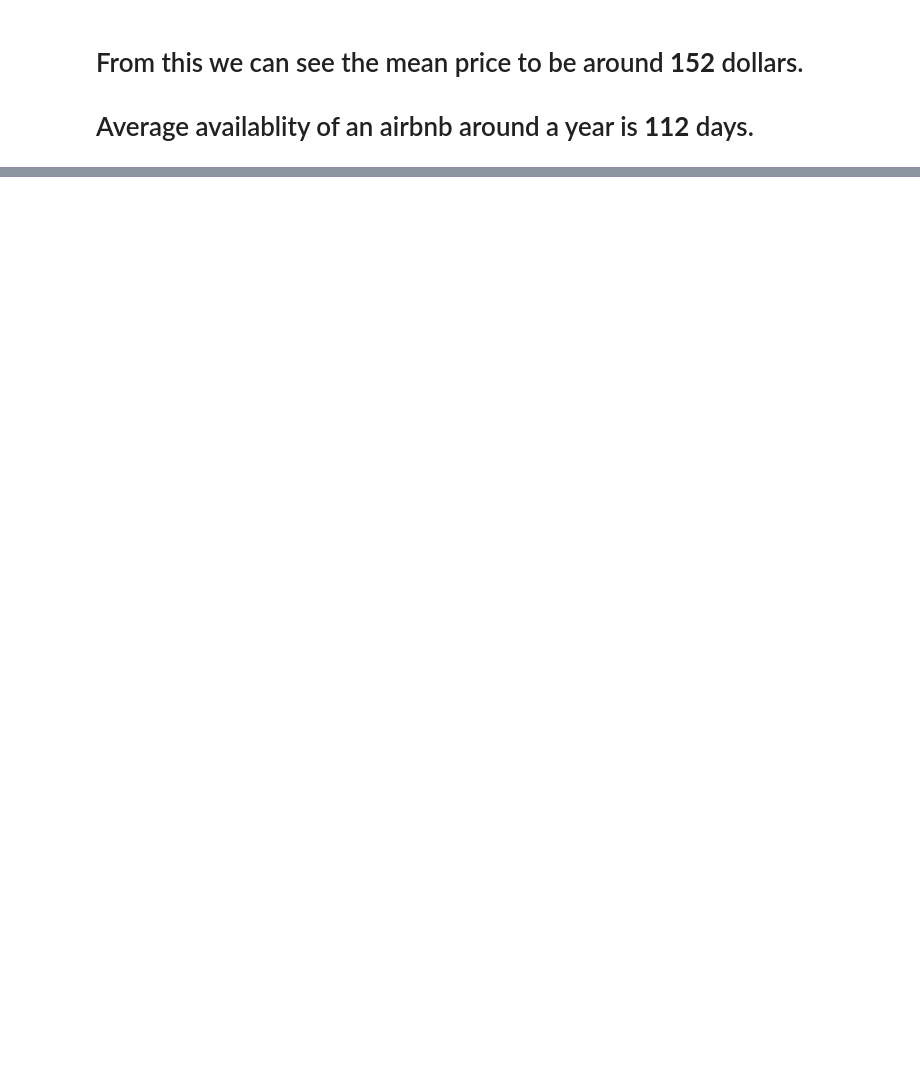
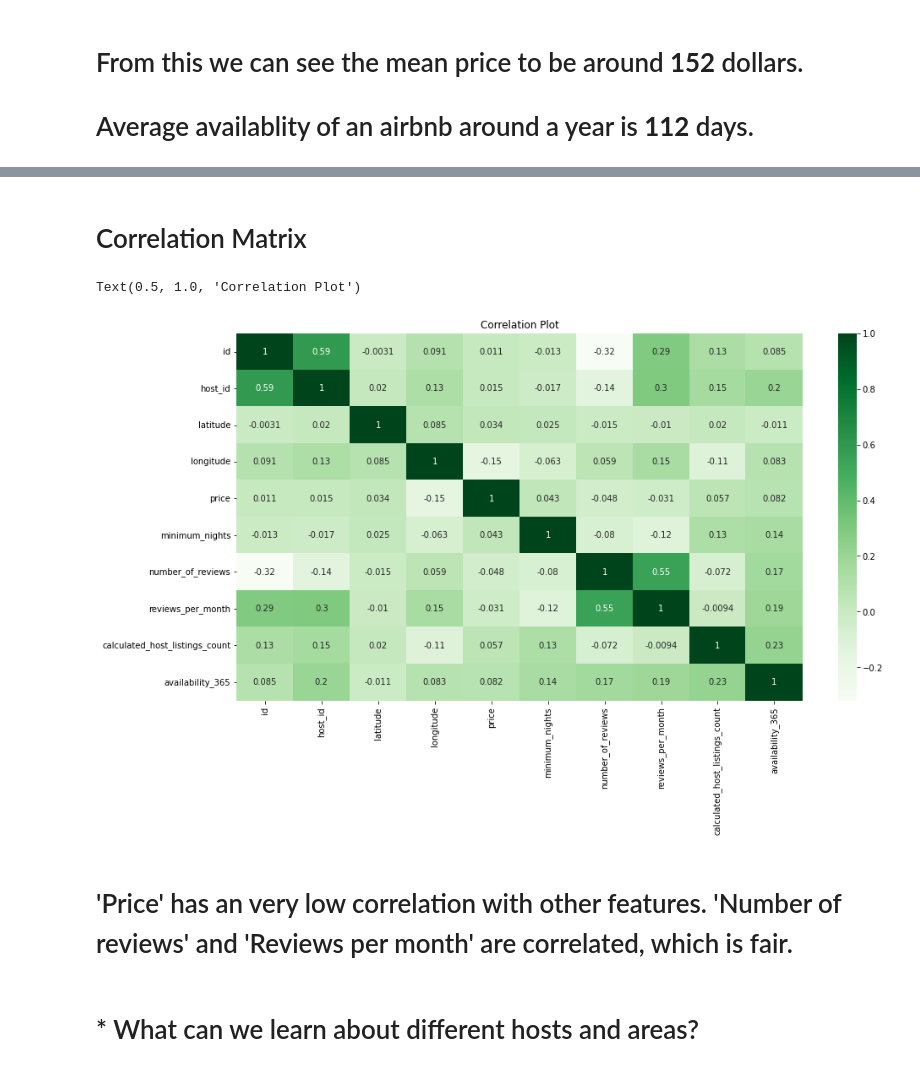
Before and after one commit to vaidande/Airbnb-Booking-Analysis, a Jupyter notebook: Airbnb_Bookings_Analysis_Capstone_Project_by_Ritik_Vaidande.ipynb, the cells around one changed output, grey strips where cells are left out. Saved outputs shown, nothing was run; the diff lists cells and outputs as text; code cells hidden in the pictures; blank space fills up the shorter version.

```diff
--- a/Airbnb_Bookings_Analysis_Capstone_Project_by_Ritik_Vaidande.ipynb
+++ b/Airbnb_Bookings_Analysis_Capstone_Project_by_Ritik_Vaidande.ipynb
@@ -202,0 +214,14 @@ data.describe()
+# %% [markdown]
+# Correlation Matrix
+# %%
+corr = data.corr()
+plt.figure(figsize=(15,8))
+sns.heatmap(corr, annot=True, cmap='Greens')
+plt.title('Correlation Plot')
+# %% [output]
+Text(0.5, 1.0, 'Correlation Plot')
+[figure, added]
+# %% [markdown]
+# 'Price' has an very low correlation with other features. 'Number of reviews' and 'Reviews per month' are correlated, which is fair.
+# %% [markdown]
+# *   What can we learn about different hosts and areas?
```
Also changed, not shown: parts of 23 cells of this notebook.
